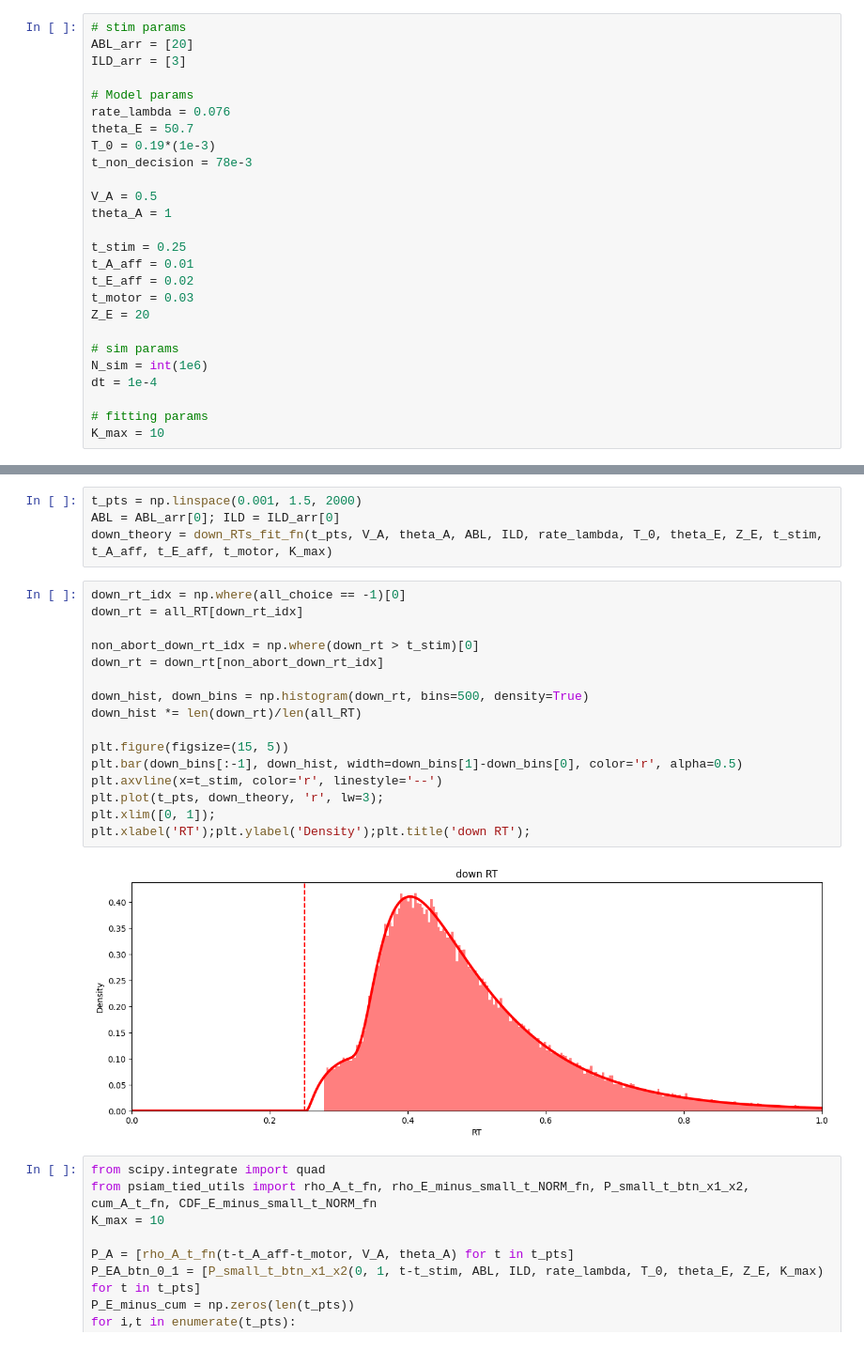
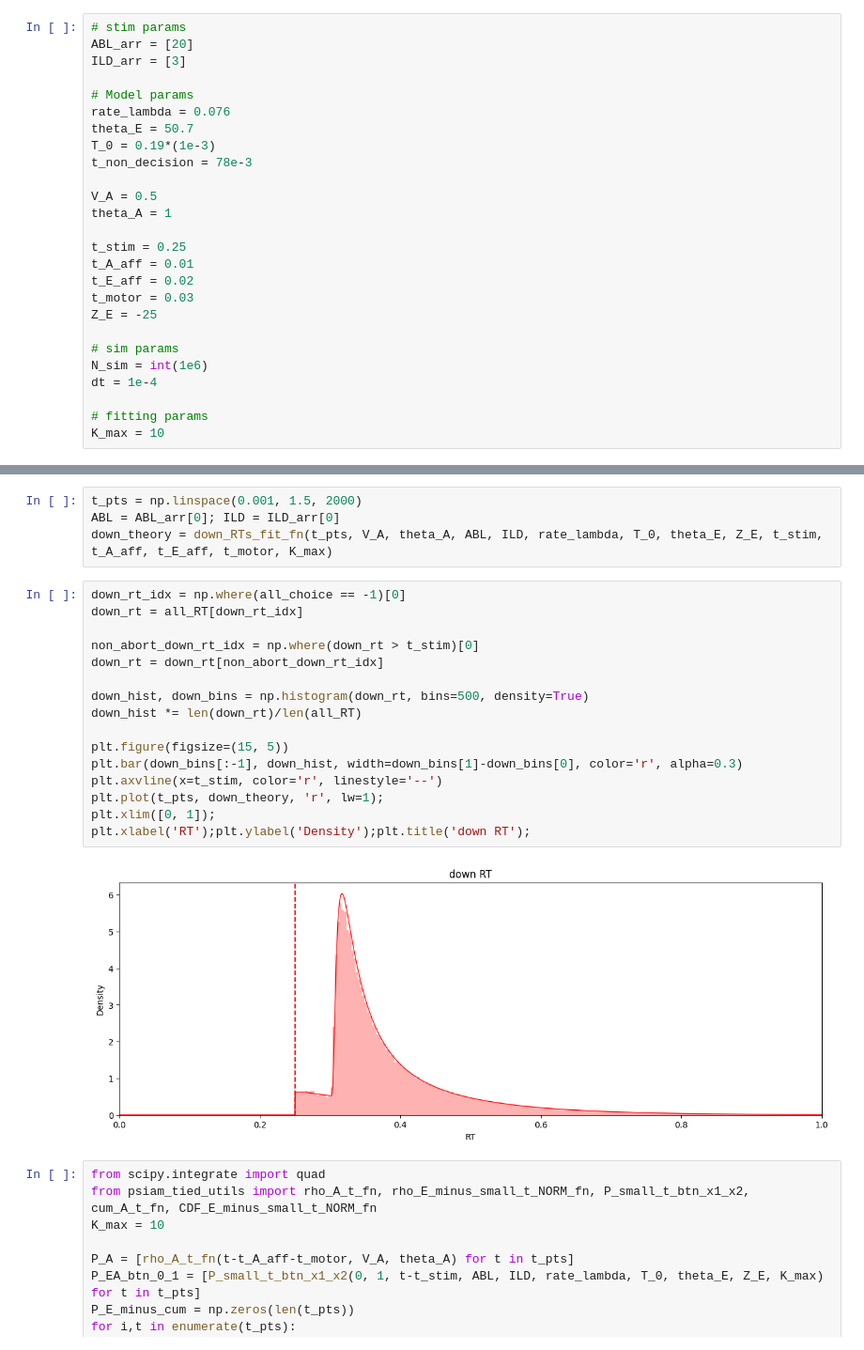
Before and after one commit to rakaar/ddm_codes, a Jupyter notebook: psiam_with_tied/fit_psiam_tied.ipynb, the cells around one changed output, grey strips where cells are left out. Shown at 94% size. Saved outputs shown, nothing was run; the diff lists cells and outputs as text.

```diff
--- a/psiam_with_tied/fit_psiam_tied.ipynb
+++ b/psiam_with_tied/fit_psiam_tied.ipynb
@@ -24,7 +24,7 @@ t_stim = 0.25
 t_A_aff = 0.01
 t_E_aff = 0.02
 t_motor = 0.03
-Z_E = 20
+Z_E = -25
 
 # sim params
 N_sim = int(1e6)
@@ -98,21 +100,21 @@ down_theory = down_RTs_fit_fn(t_pts, V_A, theta_A, ABL, ILD, rate_lambda, T_0, t
 # %%
 down_rt_idx = np.where(all_choice == -1)[0]
 down_rt = all_RT[down_rt_idx]
 
 non_abort_down_rt_idx = np.where(down_rt > t_stim)[0]
 down_rt = down_rt[non_abort_down_rt_idx]
 
 down_hist, down_bins = np.histogram(down_rt, bins=500, density=True)
 down_hist *= len(down_rt)/len(all_RT)
 
 plt.figure(figsize=(15, 5))
-plt.bar(down_bins[:-1], down_hist, width=down_bins[1]-down_bins[0], color='r', alpha=0.5)
+plt.bar(down_bins[:-1], down_hist, width=down_bins[1]-down_bins[0], color='r', alpha=0.3)
 plt.axvline(x=t_stim, color='r', linestyle='--')
-plt.plot(t_pts, down_theory, 'r', lw=3);
+plt.plot(t_pts, down_theory, 'r', lw=1);
 plt.xlim([0, 1]);
 plt.xlabel('RT');plt.ylabel('Density');plt.title('down RT');
 # %% [output]
-[figure, old version]
+[figure, new version]
 # %%
 from scipy.integrate import quad
 from psiam_tied_utils import rho_A_t_fn, rho_E_minus_small_t_NORM_fn, P_small_t_btn_x1_x2, cum_A_t_fn, CDF_E_minus_small_t_NORM_fn
```
Also changed, not shown: parts of 8 cells of this notebook.
